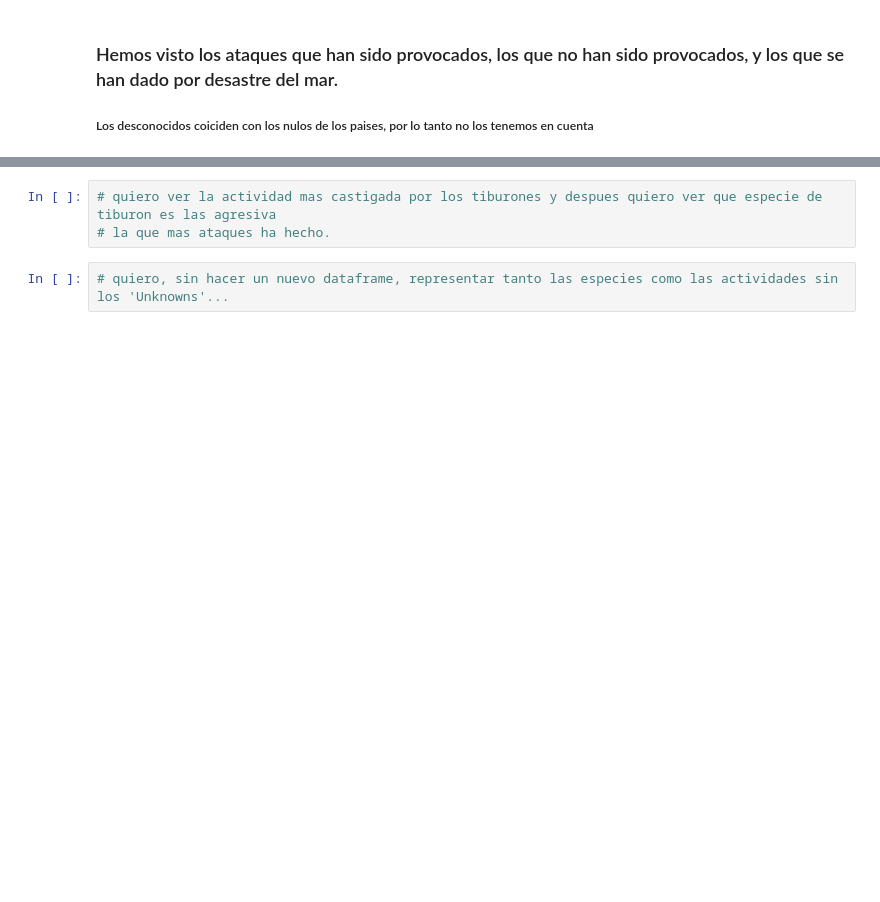
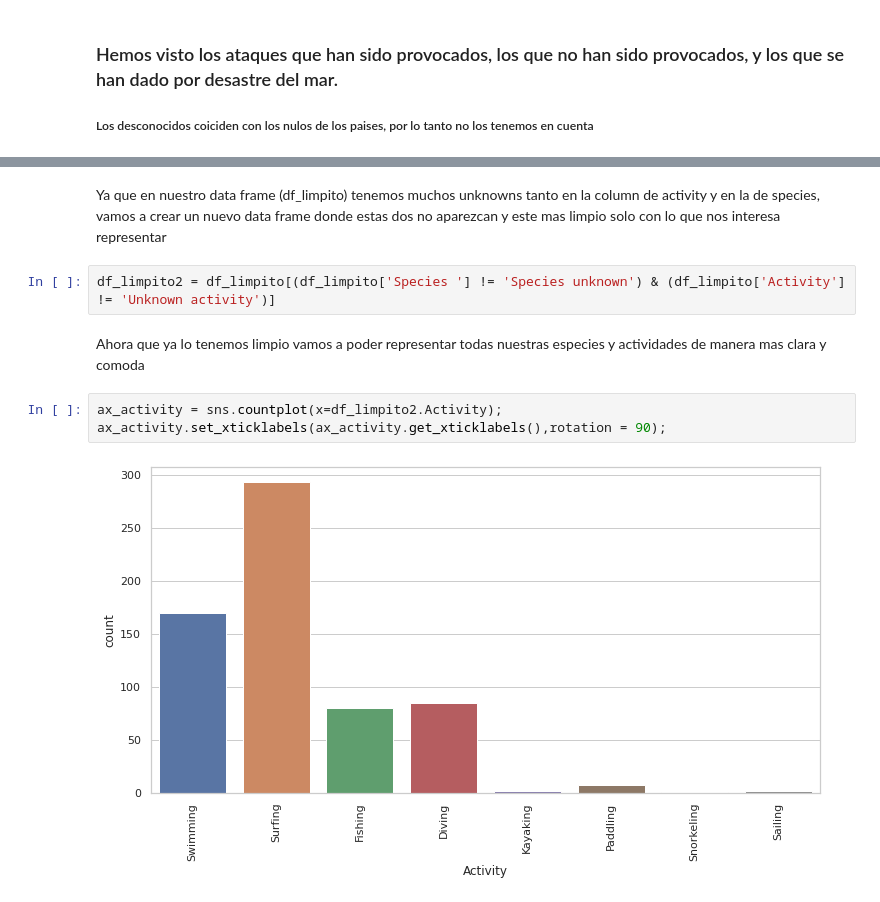
Before and after one commit to Jorge-Solana/Shark-Attack, a Jupyter notebook: VISUALS!.ipynb, the cells around one changed output, grey strips where cells are left out. Saved outputs shown, nothing was run; the diff lists cells and outputs as text; blank space fills up the shorter version.

Commit message:
visuales acabadas

```diff
--- a/VISUALS!.ipynb
+++ b/VISUALS!.ipynb
@@ -229,5 +136,11 @@ ax_species.set_xticklabels(ax_species.get_xticklabels(),rotation = 90);
-# %%
-# quiero ver la actividad mas castigada por los tiburones y despues quiero ver que especie de tiburon es las agresiva
-# la que mas ataques ha hecho.
-# %%
-# quiero, sin hacer un nuevo dataframe, representar tanto las especies como las actividades sin los 'Unknowns'...
+# %% [markdown]
+Ya que en nuestro data frame (df_limpito) tenemos muchos unknowns tanto en la column de activity y en la de species, vamos a crear un nuevo data frame donde estas dos no aparezcan y este mas limpio solo con lo que nos interesa representar
+# %%
+df_limpito2 = df_limpito[(df_limpito['Species '] != 'Species unknown') & (df_limpito['Activity'] != 'Unknown activity')]
+# %% [markdown]
+Ahora que ya lo tenemos limpio vamos a poder representar todas nuestras especies y actividades de manera mas clara y comoda
+# %%
+ax_activity = sns.countplot(x=df_limpito2.Activity);
+ax_activity.set_xticklabels(ax_activity.get_xticklabels(),rotation = 90);
+# %% [output]
+[figure, added]
```
Also changed, not shown: parts of 33 cells of this notebook.
